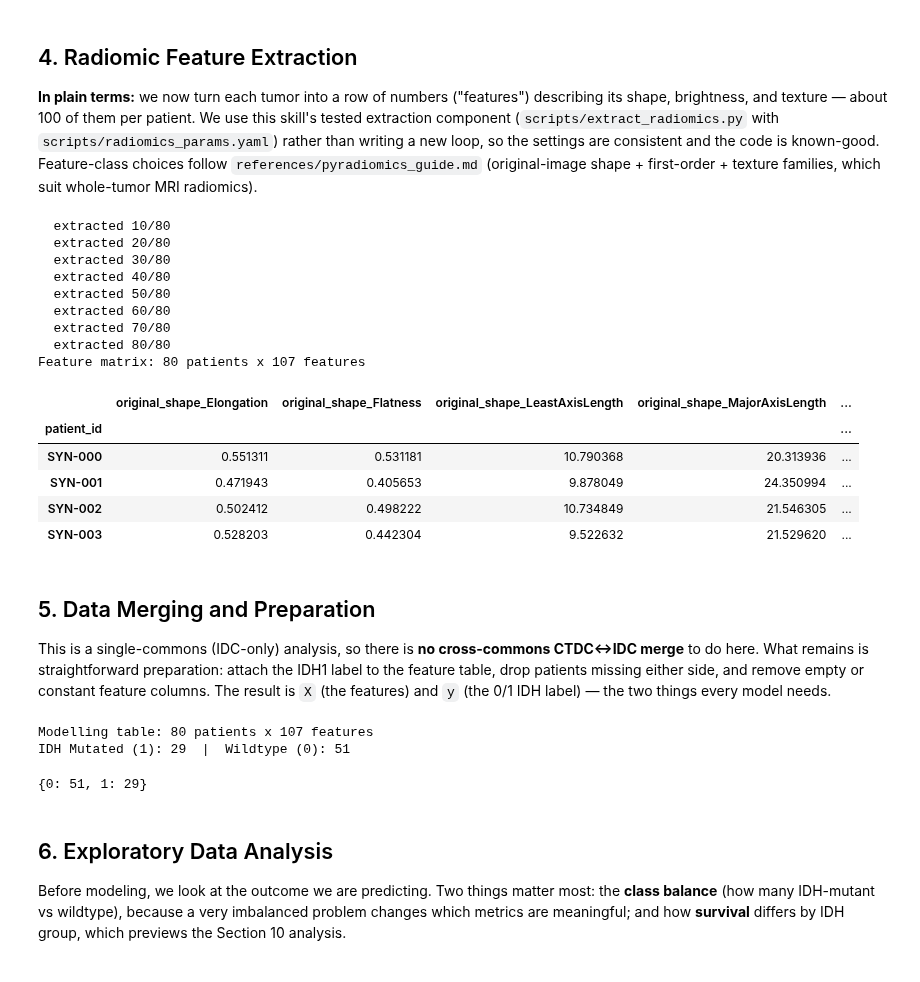
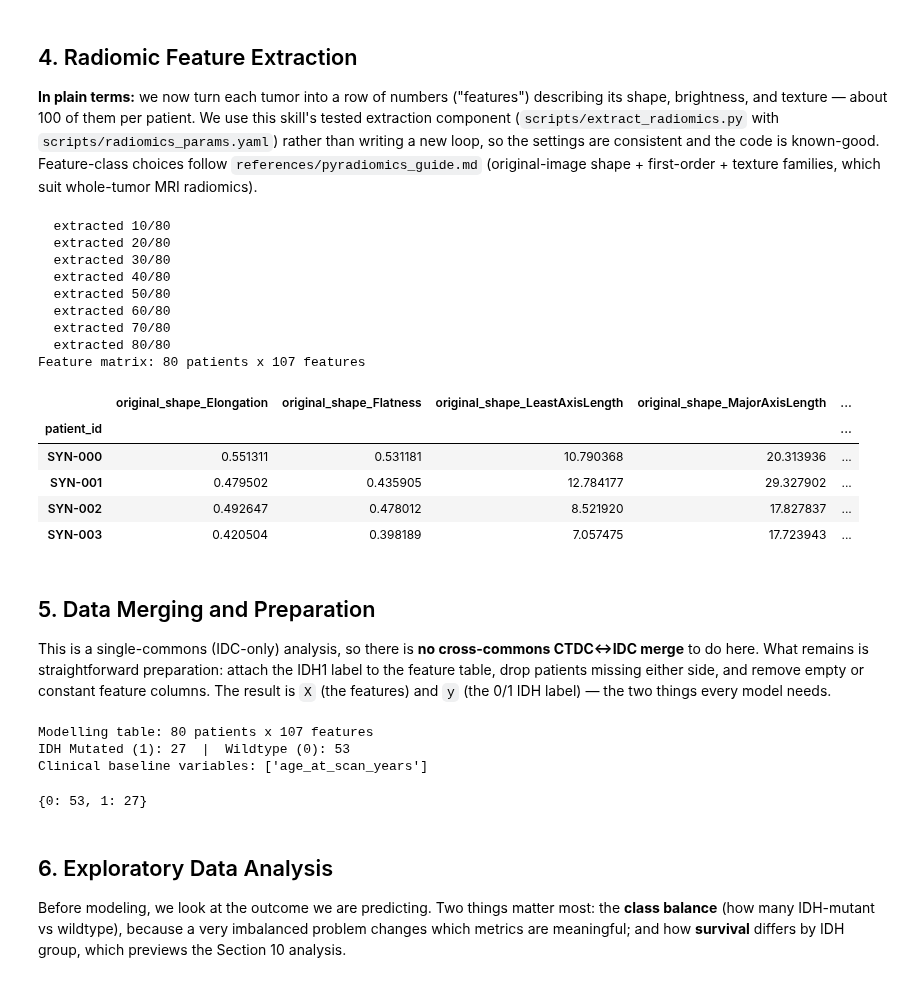
Before and after one commit to StephAraki/hids-fnlcr-2026, a Jupyter notebook: skills/imaging-ml-skill/notebooks/upenn_gbm_idh_radiomics_survival.ipynb, the cells around one changed output. Drawn from its saved outputs; the diff is of its cells as text; code cells hidden in the pictures.

```diff
--- a/skills/imaging-ml-skill/notebooks/upenn_gbm_idh_radiomics_survival.ipynb
+++ b/skills/imaging-ml-skill/notebooks/upenn_gbm_idh_radiomics_survival.ipynb
@@ -294,12 +306,15 @@ patients have more than one matching series, so we keep one per patient. The res
 row per patient with the ID of their scan. Check the printed count and preview.
 # %%
 if not DEMO_MODE:
+    # Match the chosen modality; filter by sequence substring only if one is given (MR). CT/PT have
+    # one series per patient and an empty SeriesDescription, so SEQUENCE_MATCH="" takes them all.
+    seq_filter = f"AND LOWER(SeriesDescription) LIKE '%{SEQUENCE_MATCH.lower()}%'" if SEQUENCE_MATCH else ""
     img_df = client.sql_query(f"""
         SELECT PatientID, SeriesInstanceUID, series_size_MB FROM index
-        WHERE collection_id='{IDC_COLLECTION_ID}' AND Modality='MR'
-          AND LOWER(SeriesDescription) LIKE '%{SEQUENCE_MATCH.lower()}%'
+        WHERE collection_id='{IDC_COLLECTION_ID}' AND Modality='{MODALITY}'
+          {seq_filter}
     """).sort_values("series_size_MB").drop_duplicates("PatientID", keep="first")
-    print(f"Found MRI scans for {len(img_df)} patients.")
+    print(f"Found {MODALITY} scans for {len(img_df)} patients.")
     print(img_df.head().to_string(index=False))
 else:
     print("Skipped (demo mode).")
@@ -337,8 +352,8 @@ if not DEMO_MODE:
         df = client.get_clinical_table(t)
         if OUTCOME_COLUMN in df.columns:                       # this is the table holding our label
             keep = ["dicom_patient_id", OUTCOME_COLUMN]
-            for extra in (SURVIVAL_TIME_COLUMN, SURVIVAL_EVENT_COLUMN):
-                if extra in df.columns: keep.append(extra)      # add survival columns if present
+            for extra in (SURVIVAL_TIME_COLUMN, SURVIVAL_EVENT_COLUMN, *CLINICAL_COLUMNS):
+                if extra in df.columns and extra not in keep: keep.append(extra)  # survival + clinical cols
             clin = df[keep].rename(columns={"dicom_patient_id": "PatientID"})
             break
     if clin is None:
@@ -361,8 +376,12 @@ if not DEMO_MODE:
     pool = img_df.merge(seg_df, on="PatientID").merge(clin, on="PatientID")   # patients with all three
     pool = pool[pool[OUTCOME_COLUMN].isin([POSITIVE_CLASS, NEGATIVE_CLASS])]  # keep the two classes
     per_class = max(1, N_CASES // 2)
-    merged = pd.concat([pool[pool[OUTCOME_COLUMN] == c].head(per_class)
-                        for c in (POSITIVE_CLASS, NEGATIVE_CLASS)]).reset_index(drop=True)
+    # RANDOM (seeded) balanced draw of up to per_class from each class -- a random sample avoids the
+    # selection bias of taking the first-N by table order, while random_state keeps it reproducible.
+    merged = pd.concat([
+        grp.sample(n=min(per_class, len(grp)), random_state=RANDOM_SEED)
+        for _, grp in pool.groupby(OUTCOME_COLUMN)
+    ]).reset_index(drop=True)
     print("Patients selected per class (this is what will be downloaded):")
     print(merged[OUTCOME_COLUMN].value_counts().to_string())
 else:
@@ -433,7 +452,7 @@ if not DEMO_MODE:
         image_path, mask_path = download_and_convert_one(patient_row, client, DATA_DIR)
         row = {"patient_id": pid, "image_path": image_path, "mask_path": mask_path,
                OUTCOME_COLUMN: patient_row[OUTCOME_COLUMN]}
-        for extra in (SURVIVAL_TIME_COLUMN, SURVIVAL_EVENT_COLUMN):
+        for extra in (SURVIVAL_TIME_COLUMN, SURVIVAL_EVENT_COLUMN, *CLINICAL_COLUMNS):
             if extra in merged.columns: row[extra] = patient_row[extra]
         rows.append(row)
         print("done")
@@ -521,34 +540,36 @@ whole-tumor MRI radiomics).
 # %%
 # METHODOLOGICAL CHECKPOINT CP-02: MRI sequence selection
 # Features here come from the T2-FLAIR sequence, on which whole-tumor extent is most visible.
 # Different sequences (T1, T1CE, T2) can carry different predictive value; review literature for
 # your outcome before finalizing. Current selection: T2-FLAIR (whole tumor).
 
-# Use the bundled, tested extraction component.
+# Use the bundled, tested extraction component. Normalization is turned OFF for CT (absolute
+# Hounsfield units) and ON for MR (arbitrary units), driven by NORMALIZE_INTENSITIES in Section 1.
 params_path = str(SCRIPTS_DIR/"radiomics_params.yaml") if SCRIPTS_DIR else None
 from extract_radiomics import extract_cohort
-features_df, failures = extract_cohort(cohort_df, params_path=params_path)
+features_df, failures = extract_cohort(cohort_df, params_path=params_path,
+                                       overrides={"normalize": NORMALIZE_INTENSITIES})
 print(f"Feature matrix: {features_df.shape[0]} patients x {features_df.shape[1]} features")
 if len(failures):
     print(f"WARNING: {len(failures)} extraction failure(s):", failures.head().to_dict("records"))
 features_df.to_csv(Path(WORK_DIR)/"radiomic_features.csv")
 features_df.iloc[:4, :5]
 # %% [output]
   extracted 10/80
   extracted 20/80
   extracted 30/80
   extracted 40/80
   extracted 50/80
   extracted 60/80
   extracted 70/80
   extracted 80/80
 Feature matrix: 80 patients x 107 features
 |  | original_shape_Elongation | original_shape_Flatness | original_shape_LeastAxisLength | original_shape_MajorAxisLength | ... |
 | patient_id |  |  |  |  | ... |
 | SYN-000 | 0.551311 | 0.531181 | 10.790368 | 20.313936 | ... |
-| SYN-001 | 0.471943 | 0.405653 | 9.878049 | 24.350994 | ... |
-| SYN-002 | 0.502412 | 0.498222 | 10.734849 | 21.546305 | ... |
-| SYN-003 | 0.528203 | 0.442304 | 9.522632 | 21.529620 | ... |
+| SYN-001 | 0.479502 | 0.435905 | 12.784177 | 29.327902 | ... |
+| SYN-002 | 0.492647 | 0.478012 | 8.521920 | 17.827837 | ... |
+| SYN-003 | 0.420504 | 0.398189 | 7.057475 | 17.723943 | ... |
 # %% [markdown]
 ## 5. Data Merging and Preparation
 
@@ -567,14 +588,24 @@ X = X.loc[:, X.nunique(dropna=True) > 1].fillna(X.median(numeric_only=True))  #
 print(f"Modelling table: {X.shape[0]} patients x {X.shape[1]} features")
 print(f"IDH {POSITIVE_CLASS} (1): {int(y.sum())}  |  {NEGATIVE_CLASS} (0): {int((1-y).sum())}")
 
+# Clinical variables aligned to the modelling patients (for the Section 9 baseline comparison).
+clin_cols = [c for c in CLINICAL_COLUMNS if c in cohort_df.columns]
+if clin_cols:
+    clinical_X = cohort_df.set_index("patient_id").loc[X.index, clin_cols].apply(pd.to_numeric, errors="coerce")
+    clinical_X = clinical_X.fillna(clinical_X.median(numeric_only=True))
+else:
+    clinical_X = None
+print("Clinical baseline variables:", clin_cols if clin_cols else "(none available)")
+
 # Guardrail: stop now with a clear message if the labels won't support cross-validation
 # (only one class present -> usually a class-name typo; or a class too small for CV_FOLDS).
 from idc_helpers import check_label_coverage
 check_label_coverage(y, CV_FOLDS)
 # %% [output]
 Modelling table: 80 patients x 107 features
-IDH Mutated (1): 29  |  Wildtype (0): 51
+IDH Mutated (1): 27  |  Wildtype (0): 53
+Clinical baseline variables: ['age_at_scan_years']
-{0: 51, 1: 29}
+{0: 53, 1: 27}
 # %% [markdown]
 ## 6. Exploratory Data Analysis
 
```
Also changed, not shown: parts of 14 cells of this notebook, 15 other files.
